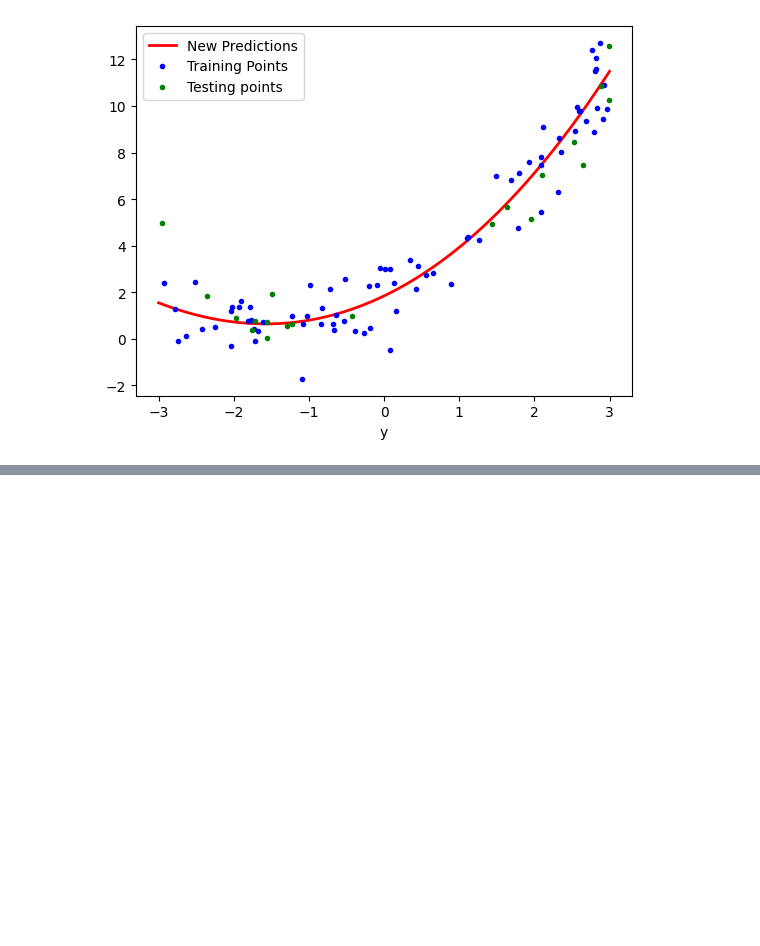
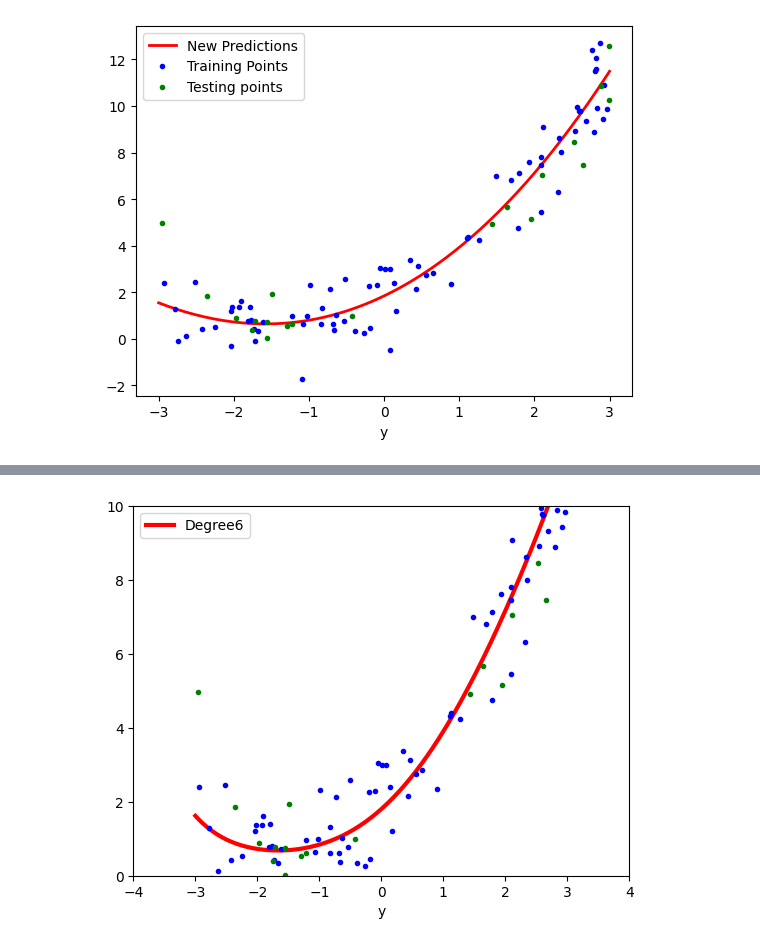
Before and after one commit to Shyam4849/Data-Science-and-Machine-Learning, a Jupyter notebook: 24-Understanding-Complete-Linear-Regression-Indepth-Intuition-and-Practicals/24.14-Polynomial-Regression-Implementation.ipynb, the cells around one changed output, grey strips where cells are left out. Saved outputs shown, nothing was run; the diff lists cells and outputs as text; code cells hidden in the pictures; blank space fills up the shorter version.

```diff
--- a/24-Understanding-Complete-Linear-Regression-Indepth-Intuition-and-Practicals/24.14-Polynomial-Regression-Implementation.ipynb
+++ b/24-Understanding-Complete-Linear-Regression-Indepth-Intuition-and-Practicals/24.14-Polynomial-Regression-Implementation.ipynb
@@ -190,0 +226,4 @@ plt.show()
+# %%
+poly_regression(6)
+# %% [output]
+[figure, added]
```
Also changed, not shown: parts of 6 cells of this notebook.
